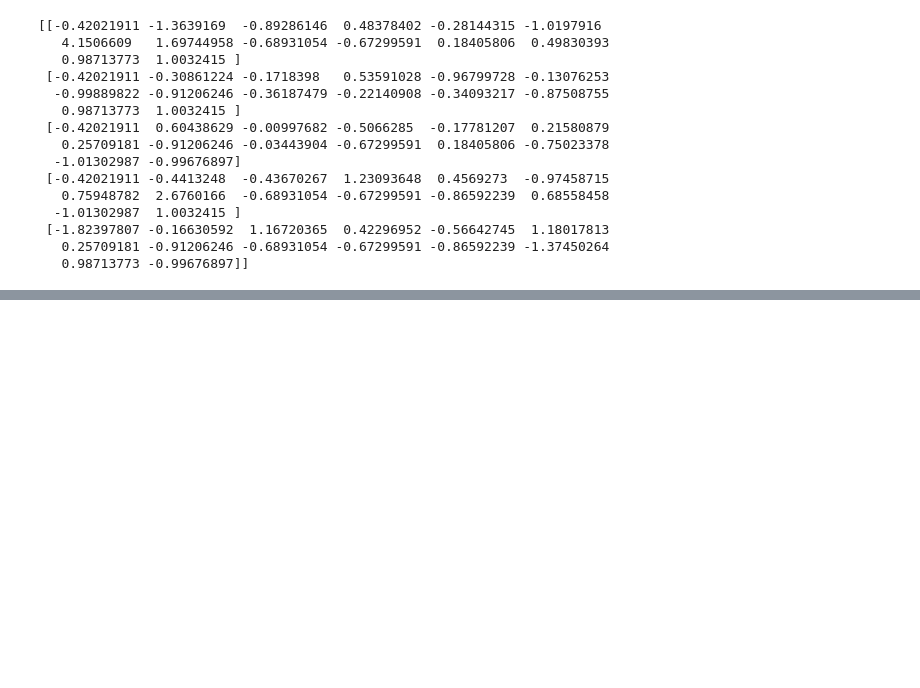
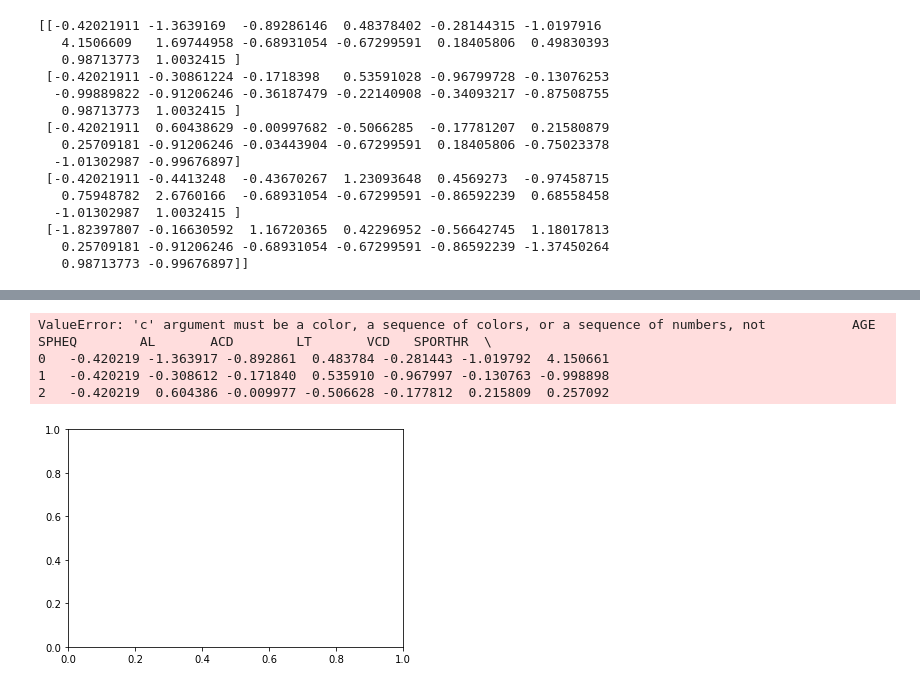
Before and after one commit to jfraz027/Unsupervised-Learning, a Jupyter notebook: Part2Apply.ipynb, the cells around one changed output, grey strips where cells are left out. Cells and saved outputs as stored; diff of their text form; code cells hidden in the pictures; blank space fills up the shorter version.

```diff
--- a/Part2Apply.ipynb
+++ b/Part2Apply.ipynb
@@ -66,0 +131,10 @@ array([0.21177355, 0.15659716, 0.08688023, 0.08301762, 0.07584858,
+# %%
+# Visualize the clusters with color
+plt.scatter(mycleaned_df['x'], mycleaned_df['y'],c = labels)
+plt.show()
+# %% [output]
+ValueError: 'c' argument must be a color, a sequence of colors, or a sequence of numbers, not           AGE     SPHEQ        AL       ACD        LT       VCD   SPORTHR  \
+0   -0.420219 -1.363917 -0.892861  0.483784 -0.281443 -1.019792  4.150661
+1   -0.420219 -0.308612 -0.171840  0.535910 -0.967997 -0.130763 -0.998898
+2   -0.420219  0.604386 -0.009977 -0.506628 -0.177812  0.215809  0.257092
+[figure, added]
```
Also changed, not shown: parts of 16 cells of this notebook, 2 other files.
